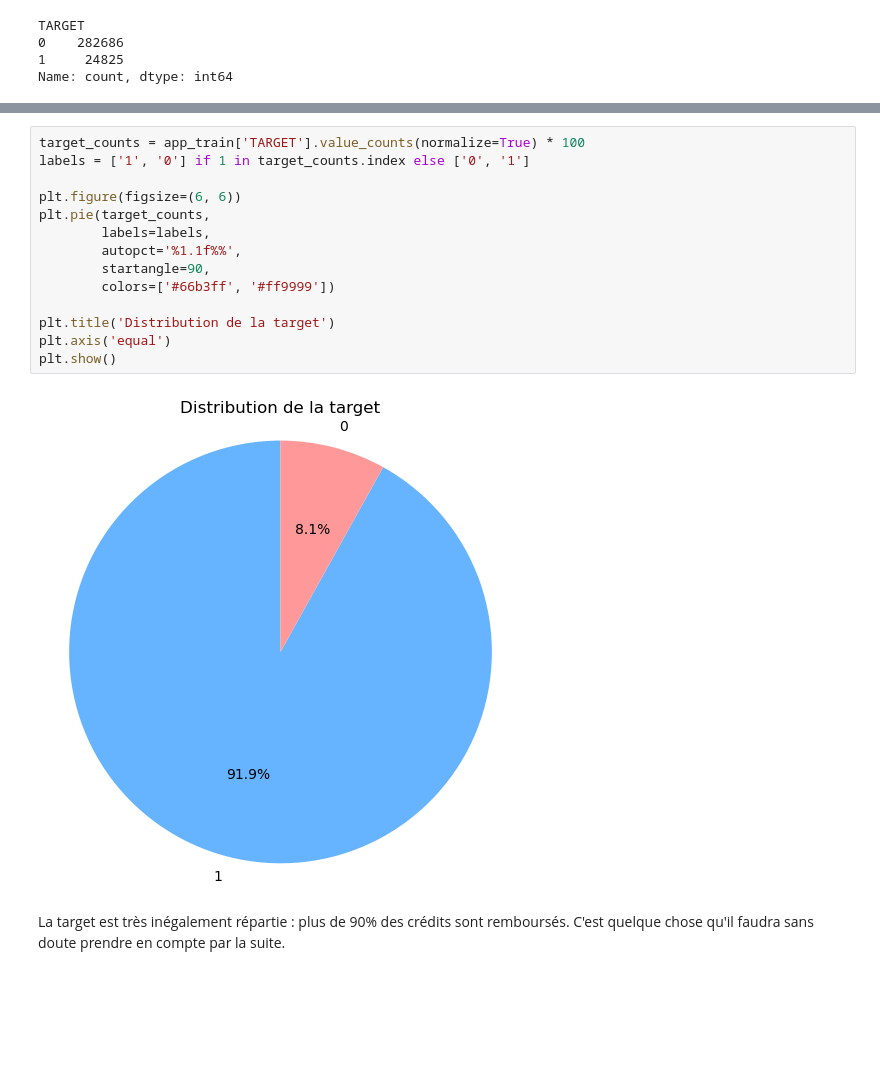
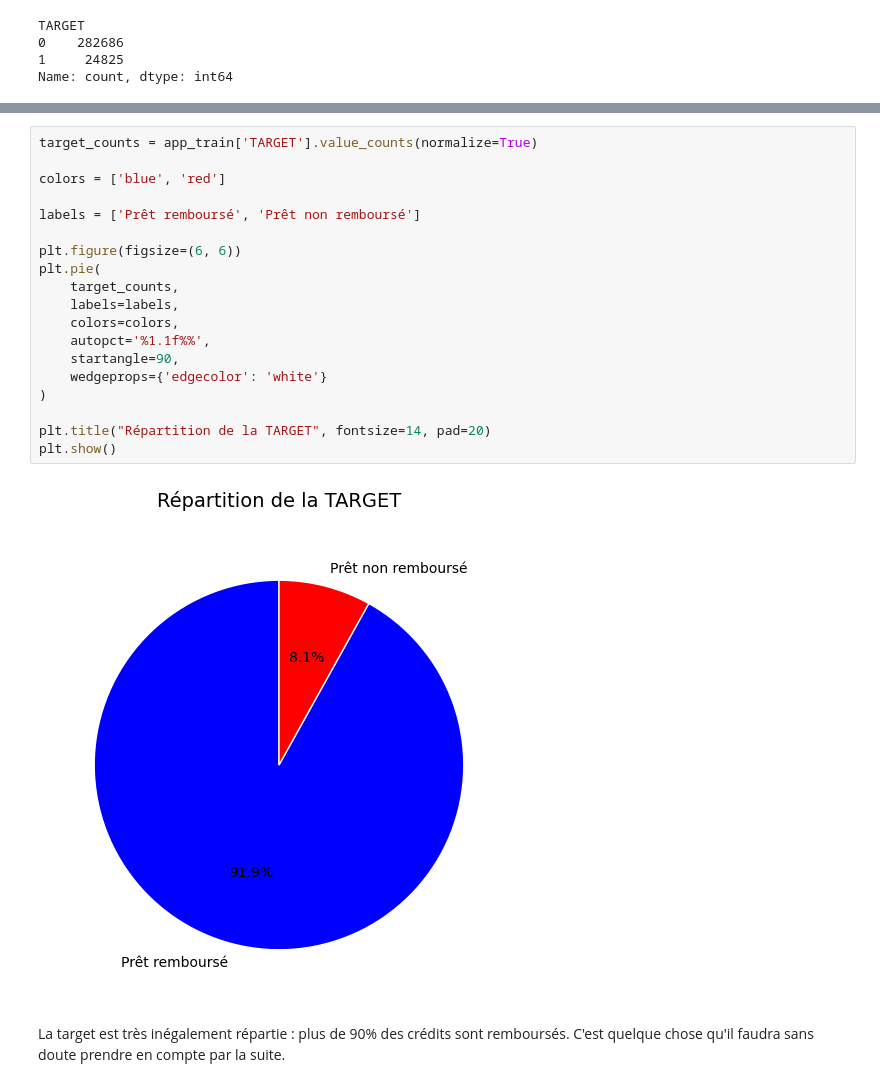
Before and after one commit to ludovicchmz/OpenClassrooms-DataScientist-Projet7, a Jupyter notebook: Chaumaz_Ludovic_2_notebook_préparation_102025.ipynb, the cells around one changed output, grey strips where cells are left out. Cells and saved outputs as stored; diff of their text form; blank space fills up the shorter version.

```diff
--- a/Chaumaz_Ludovic_2_notebook_préparation_102025.ipynb
+++ b/Chaumaz_Ludovic_2_notebook_préparation_102025.ipynb
@@ -191,19 +192,24 @@ plt.show()
 # %%
-target_counts = app_train['TARGET'].value_counts(normalize=True) * 100
-labels = ['1', '0'] if 1 in target_counts.index else ['0', '1']
+target_counts = app_train['TARGET'].value_counts(normalize=True)
+
+colors = ['blue', 'red']
+
+labels = ['Prêt remboursé', 'Prêt non remboursé']
 
 plt.figure(figsize=(6, 6))
-plt.pie(target_counts,
-        labels=labels,
-        autopct='%1.1f%%',
-        startangle=90,
-        colors=['#66b3ff', '#ff9999'])
+plt.pie(
+    target_counts,
+    labels=labels,
+    colors=colors,
+    autopct='%1.1f%%',
+    startangle=90,
+    wedgeprops={'edgecolor': 'white'}
+)
 
-plt.title('Distribution de la target')
-plt.axis('equal')
+plt.title("Répartition de la TARGET", fontsize=14, pad=20)
 plt.show()
 # %% [output]
-[figure, old version]
+[figure, new version]
 # %% [markdown]
 La target est très inégalement répartie : plus de 90% des crédits sont remboursés. C'est quelque chose qu'il faudra sans doute prendre en compte par la suite.
 # %% [markdown]
```
Also changed, not shown: parts of 31 cells of this notebook, 7 other files.
